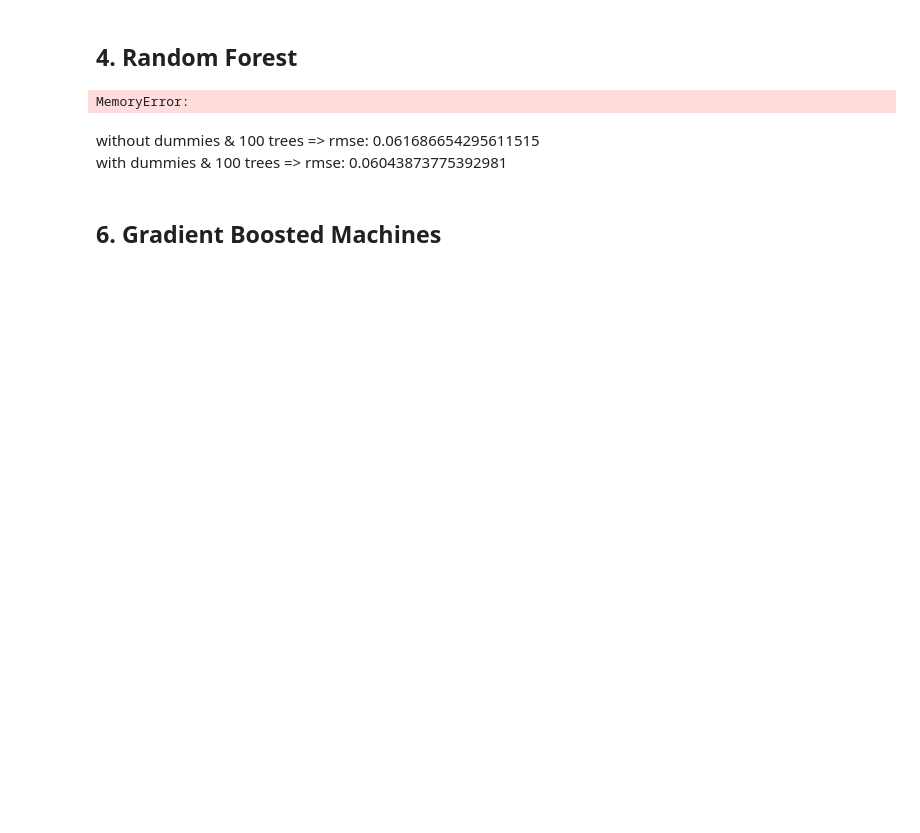
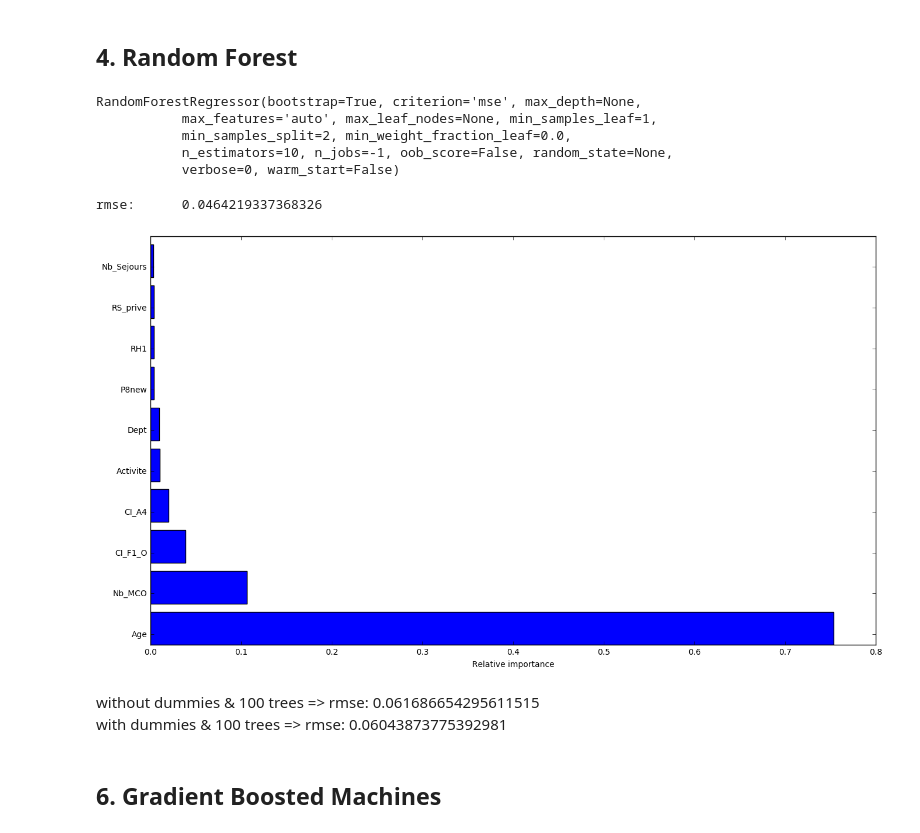
Before and after one commit to MarieCrappe/ANAPchallenge, a Jupyter notebook: Challenge ANAP.ipynb, the cells around one changed output. Cells and saved outputs as stored; diff of their text form; code cells hidden in the pictures; blank space fills up the shorter version.

Commit message:
New model with more data

```diff
--- a/Challenge ANAP.ipynb
+++ b/Challenge ANAP.ipynb
@@ -119,23 +123,31 @@ MemoryError:
 # %% [markdown]
 ## 4. Random Forest
 # %%
-rd = RandomForestRegressor(n_estimators=30, n_jobs=-1)
+rd = RandomForestRegressor(n_estimators=10, n_jobs=-1)
 rd.fit(xtrain,ytrain)
 # %% [output]
-MemoryError:
+RandomForestRegressor(bootstrap=True, criterion='mse', max_depth=None,
+           max_features='auto', max_leaf_nodes=None, min_samples_leaf=1,
+           min_samples_split=2, min_weight_fraction_leaf=0.0,
+           n_estimators=10, n_jobs=-1, oob_score=False, random_state=None,
+           verbose=0, warm_start=False)
 # %%
 rd_preds = rd.predict(xtest)
 print("rmse:      {}".format(sqrt(mean_squared_error(ytest, rd_preds))))
+# %% [output]
+rmse:      0.0464219337368326
 # %%
 # sort importances
 plt.figure(figsize=(16,9))
-features_names = train.drop('Target', axis=1).columns.values
+features_names = merged_data.drop('Target', axis=1).columns.values
 indices = np.argsort(rd.feature_importances_)[::-1]
 indices = indices[:10]
 # plot as bar chart
 plt.barh(np.arange(10), rd.feature_importances_[indices])
 plt.yticks(np.arange(10) + 0.25, np.array(features_names)[indices])
 _ = plt.xlabel('Relative importance')
+# %% [output]
+[figure, added]
 # %% [markdown]
 without dummies & 100 trees => rmse: 0.061686654295611515 <br>
 with dummies & 100 trees => rmse: 0.06043873775392981
```
Also changed, not shown: parts of 11 cells of this notebook.
